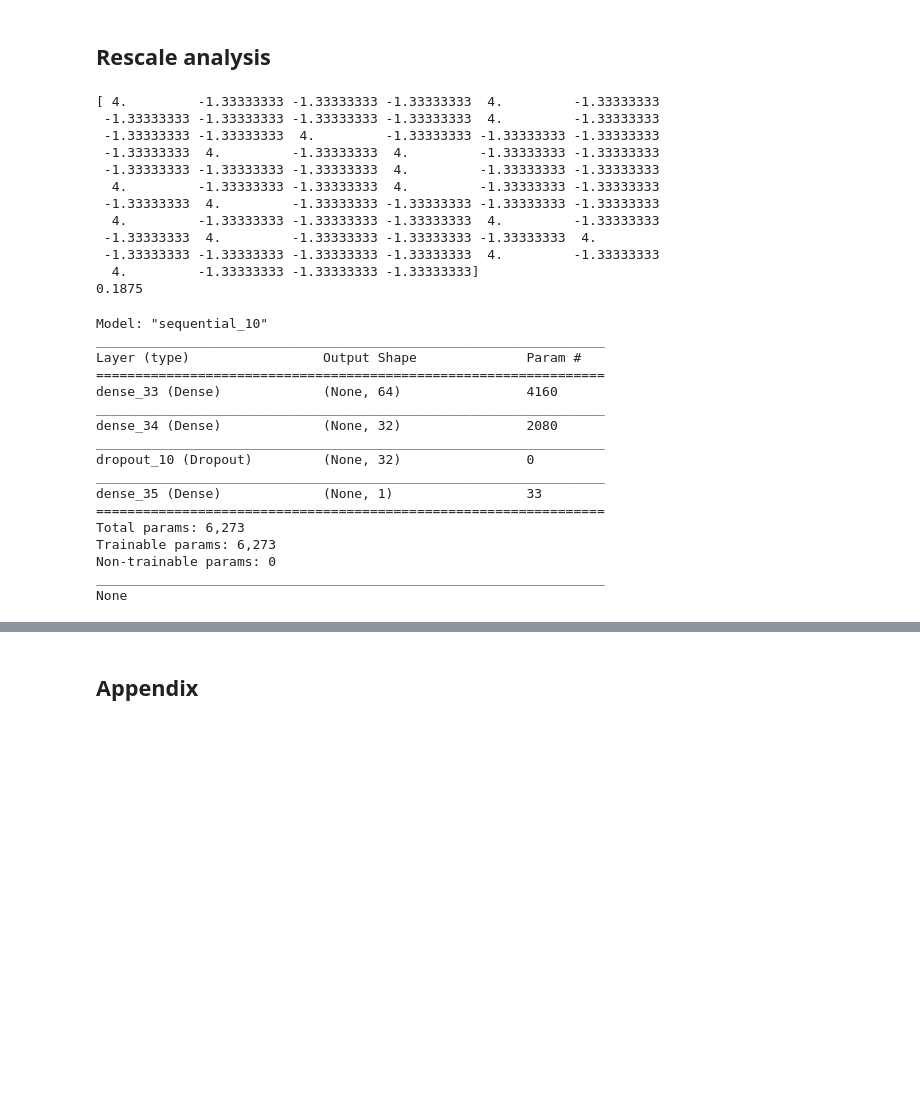
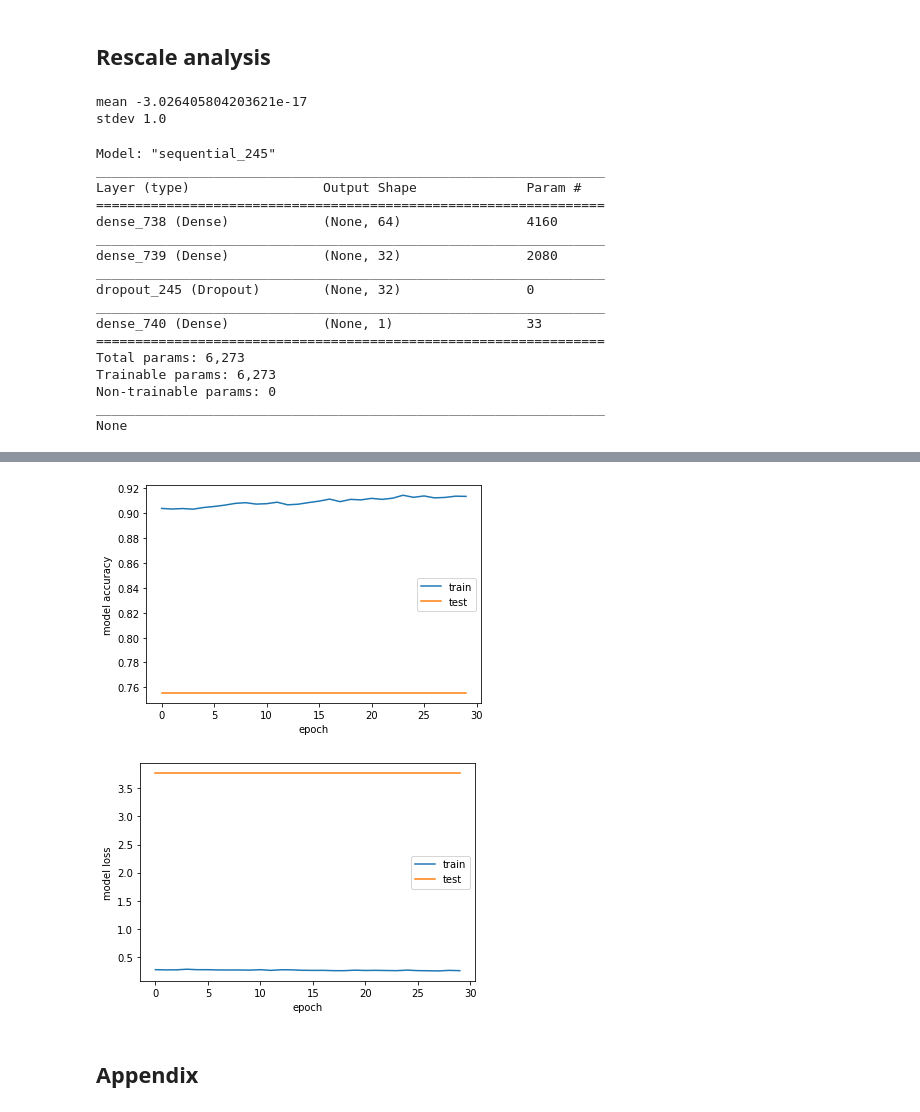
Before and after one commit to giuliacampesan/UniversityAssignments, a Jupyter notebook: 02_week/LoCPdown_exercise2.ipynb, the cells around one changed output, grey strips where cells are left out. Cells and saved outputs as stored; diff of their text form; code cells hidden in the pictures; blank space fills up the shorter version.

```diff
--- a/02_week/LoCPdown_exercise2.ipynb
+++ b/02_week/LoCPdown_exercise2.ipynb
@@ -383,42 +368,30 @@ Best: 0.873929 using {'optimizer': 'Nadam'}
 # %% [markdown]
 ## Rescale analysis
-# %%
-print(x_train_augm[0])
-new_hc = [-0.25,-0.25,-0.25,0.75]   ## mean of [0,0,0,1] = 0.25, then x -= 0.25
-v = np.var(new_hc)
-print(v)
-# %% [output]
-[ 4.         -1.33333333 -1.33333333 -1.33333333  4.         -1.33333333
- -1.33333333 -1.33333333 -1.33333333 -1.33333333  4.         -1.33333333
- -1.33333333 -1.33333333  4.         -1.33333333 -1.33333333 -1.33333333
- -1.33333333  4.         -1.33333333  4.         -1.33333333 -1.33333333
- -1.33333333 -1.33333333 -1.33333333  4.         -1.33333333 -1.33333333
-  4.         -1.33333333 -1.33333333  4.         -1.33333333 -1.33333333
- -1.33333333  4.         -1.33333333 -1.33333333 -1.33333333 -1.33333333
-  4.         -1.33333333 -1.33333333 -1.33333333  4.         -1.33333333
- -1.33333333  4.         -1.33333333 -1.33333333 -1.33333333  4.
- -1.33333333 -1.33333333 -1.33333333 -1.33333333  4.         -1.33333333
-  4.         -1.33333333 -1.33333333 -1.33333333]
-0.1875
-# %%
-print(x_train_augm[0][:10])
-x_train_augm = (x_train_augm - 0.25)/v
-print(x_train_augm[0][:10])
+# %%
+mean = x_train_augm.mean()
+stdev = x_train_augm.std()
+
+x_train_augm = (x_train_augm - mean)/stdev #TO CHECK!
+print('mean', x_train_augm.mean())
+print('stdev', x_train_augm.std())
+# %% [output]
+mean -3.026405804203621e-17
+stdev 1.0
 # %%
-final_model = create_model(optimizer='RMSprop', activation='relu', dropout_rate=0.1) #Best model from GridSearch
+final_model = create_model(optimizer='RMSprop', activation='relu', dropout_rate=0.2) #Best model from GridSearch
 print(final_model.summary())
 # %% [output]
-Model: "sequential_10"
+Model: "sequential_245"
 _________________________________________________________________
 Layer (type)                 Output Shape              Param #
 =================================================================
-dense_33 (Dense)             (None, 64)                4160
+dense_738 (Dense)            (None, 64)                4160
 _________________________________________________________________
-dense_34 (Dense)             (None, 32)                2080
+dense_739 (Dense)            (None, 32)                2080
 _________________________________________________________________
-dropout_10 (Dropout)         (None, 32)                0
+dropout_245 (Dropout)        (None, 32)                0
 _________________________________________________________________
-dense_35 (Dense)             (None, 1)                 33
+dense_740 (Dense)            (None, 1)                 33
 =================================================================
 Total params: 6,273
 Trainable params: 6,273
@@ -427,10 +400,12 @@ _________________________________________________________________
 None
 # %%
 fit_final_model = final_model.fit(np.asarray(x_train_augm), np.asarray(y_train_augm),
-               epochs=30, batch_size=800,
-               validation_data=(x_test, y_test),
-               shuffle=True #changes composition of mini batch
-               )
+                                  epochs = 30,
+                                  batch_size=800,
+                                  validation_data = (x_test, y_test),
+                                  shuffle = True,
+                                  verbose = 0
+                                  )
 
 score = final_model.evaluate(x_test, y_test, verbose=0)
 
@@ -438,4 +413,19 @@ score = final_model.evaluate(x_test, y_test, verbose=0)
 print()
 print('Test loss:', score[0])
 print('Test accuracy:', score[1])
+
+# accuracy
+plt.plot(fit_final_model.history['accuracy'])
+plt.plot(fit_final_model.history['val_accuracy'])
+plt.ylabel('model accuracy')
+plt.xlabel('epoch')
+plt.legend(['train', 'test'], loc='best')
+plt.show()
+# loss
+plt.plot(fit_final_model.history['loss'])
+plt.plot(fit_final_model.history['val_loss'])
+plt.ylabel('model loss')
+plt.xlabel('epoch')
+plt.legend(['train', 'test'], loc='best')
+plt.show()
 # %% [output]
@@ -458,3 +433,5 @@ Test loss: 0.7162942886352539
 Test accuracy: 0.7555555701255798
+[figure, added]
+[figure, added]
 # %% [markdown]
 ## Appendix
```
Also changed, not shown: parts of 18 cells of this notebook.
